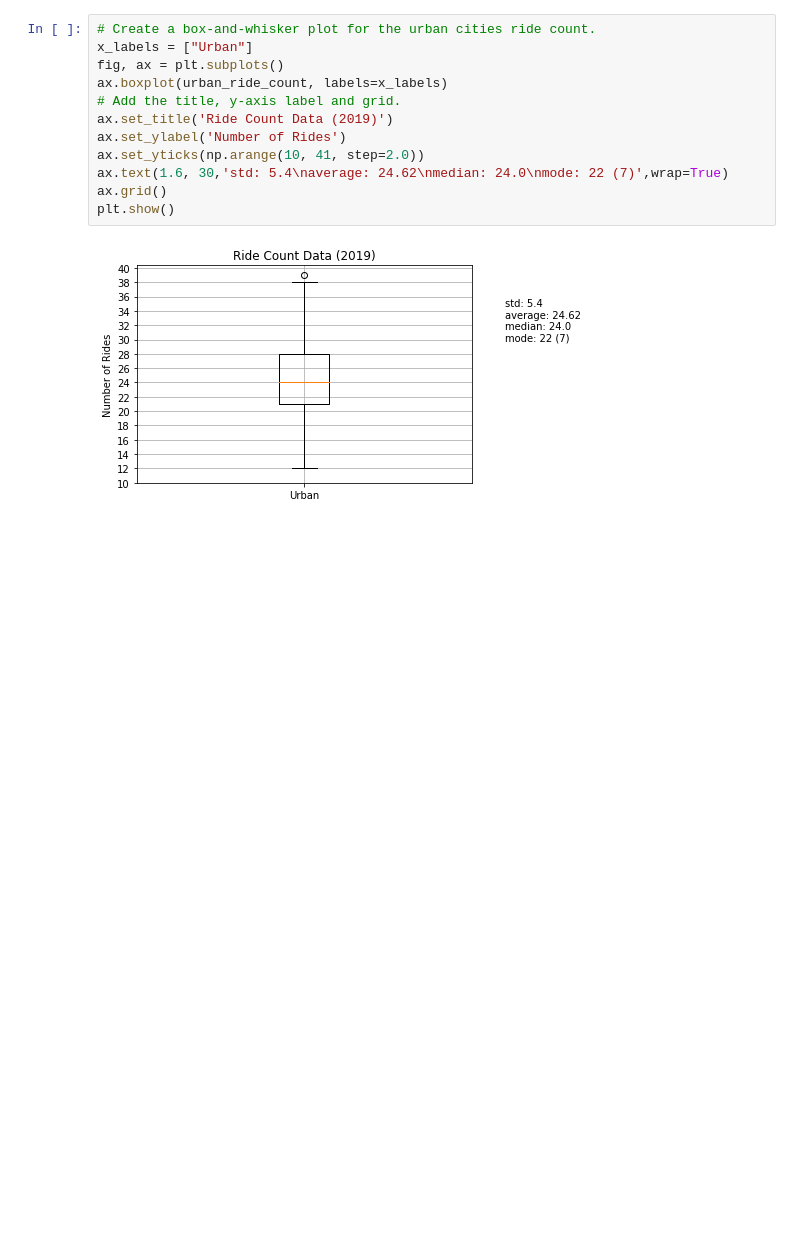
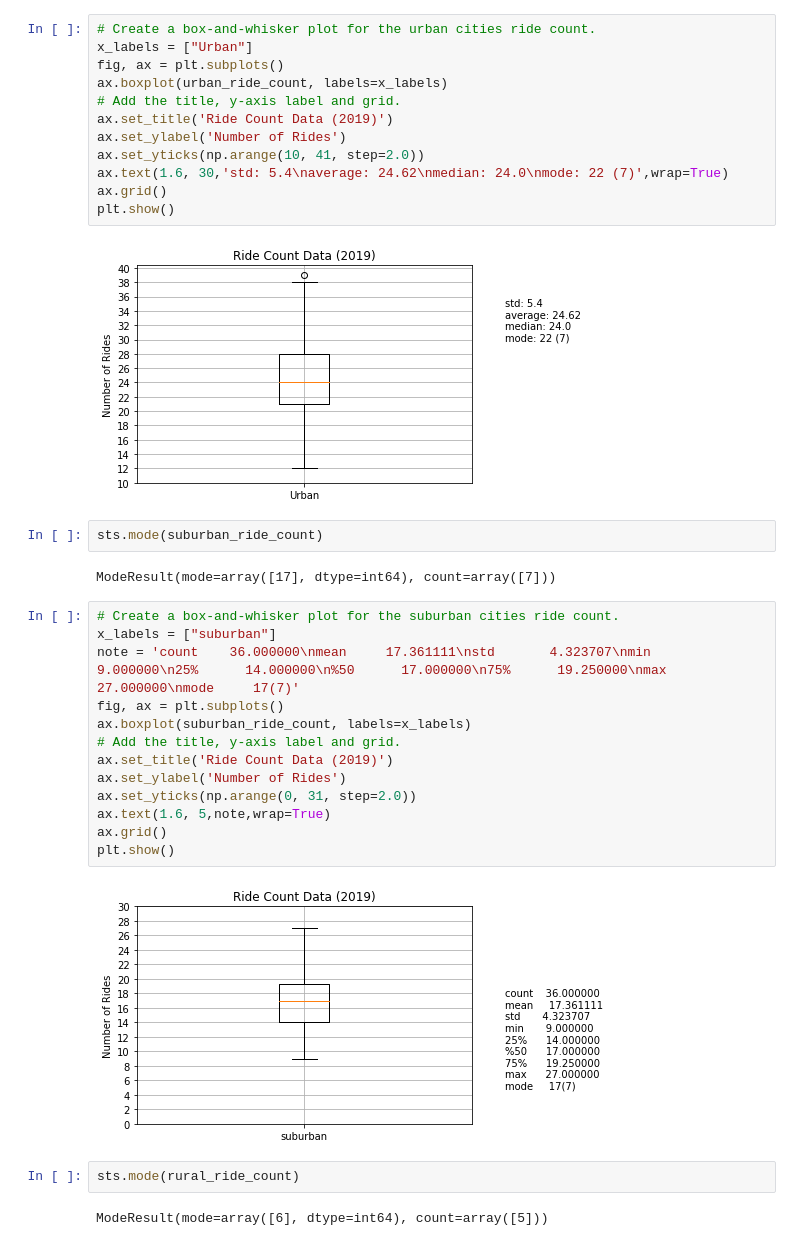
Before and after one commit to faramarzamirshahi/PyBer_Analysis, a Jupyter notebook: PyBer.ipynb, the cells around one changed output. Cells and saved outputs as stored; diff of their text form; blank space fills up the shorter version.

```diff
--- a/PyBer.ipynb
+++ b/PyBer.ipynb
@@ -746,3 +746,26 @@ ax.grid()
 plt.show()
 # %% [output]
 [figure]
+# %%
+sts.mode(suburban_ride_count)
+# %% [output]
+ModeResult(mode=array([17], dtype=int64), count=array([7]))
+# %%
+# Create a box-and-whisker plot for the suburban cities ride count.
+x_labels = ["suburban"]
+note = 'count    36.000000\nmean     17.361111\nstd       4.323707\nmin       9.000000\n25%      14.000000\n%50      17.000000\n75%      19.250000\nmax      27.000000\nmode     17(7)'
+fig, ax = plt.subplots()
+ax.boxplot(suburban_ride_count, labels=x_labels)
+# Add the title, y-axis label and grid.
+ax.set_title('Ride Count Data (2019)')
+ax.set_ylabel('Number of Rides')
+ax.set_yticks(np.arange(0, 31, step=2.0))
+ax.text(1.6, 5,note,wrap=True)
+ax.grid()
+plt.show()
+# %% [output]
+[figure, added]
+# %%
+sts.mode(rural_ride_count)
+# %% [output]
+ModeResult(mode=array([6], dtype=int64), count=array([5]))
```
Also changed, not shown: parts of 19 cells of this notebook, 1 other file.
